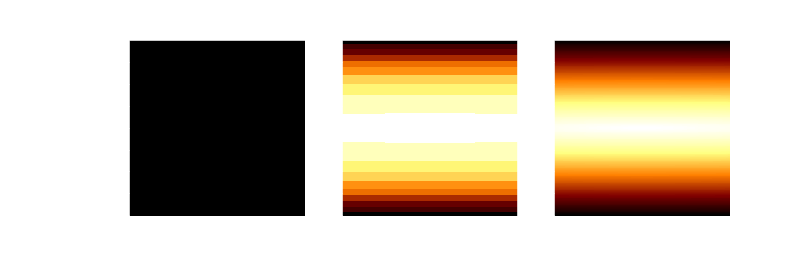
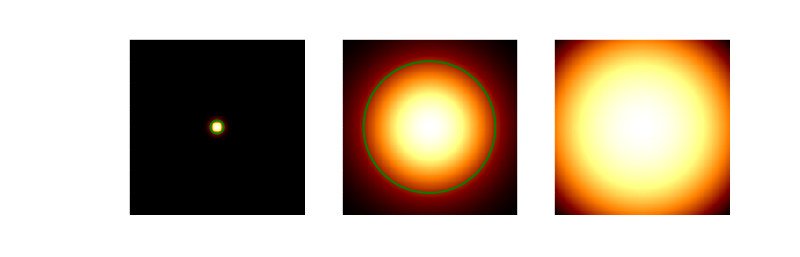
Before and after one commit to Tutanto/GammaCygni, a Jupyter notebook: gaussian.ipynb, the cells around one changed output. Cells and saved outputs as stored; diff of their text form; code cells hidden in the pictures.

Commit message:
added new spatial model in fitting notebook

```diff
--- a/gaussian.ipynb
+++ b/gaussian.ipynb
@@ -1,47 +1,40 @@
 # %%
-from astropy import units as u
+import numpy as np
+from astropy.coordinates import Angle
 import matplotlib.pyplot as plt
-from gammapy.maps import Map, WcsGeom
+from gammapy.maps import WcsGeom, Map
 from gammapy.modeling.models import (
-    GeneralizedGaussianSpatialModel,
+    GaussianSpatialModel,
     Models,
     PowerLawSpectralModel,
     SkyModel,
 )
+sigma_range = [.1, 1, 10]
+tags = [r"$\sigma=$"+str(sigma_range[0]), r"$\sigma=$"+str(sigma_range[1]), r"$\sigma=$"+str(sigma_range[2])]
+phi = Angle("0 deg")
 
-lon_0 = 20
-lat_0 = 0
-reval = 2
-dr = 0.02
 geom = WcsGeom.create(
-    skydir=(lon_0, lat_0),
-    binsz=dr,
-    width=(2 * reval, 2 * reval),
-    frame="galactic",
+    skydir=(2,2), frame="galactic", width=(4, 4), binsz=0.02
 )
 
-eta_range = [0.1, .5, .9]
-tags = [r"$\eta=$"+str(eta_range[0]), r"$\eta=$"+str(eta_range[1]), r"$\eta=$"+str(eta_range[2])]
-r_0 = 1e9
-e = .999
-phi = 90 * u.deg
+# illustrate size parameter
 fig, axes = plt.subplots(1, 3, figsize=(9, 6))
-for ax, eta, tag in zip(axes, eta_range, tags):
-    model = GeneralizedGaussianSpatialModel(
-        lon_0=lon_0 * u.deg,
-        lat_0=lat_0 * u.deg,
-        eta=eta,
-        r_0=r_0 * u.deg,
-        e=e,
+for ax, sigma, tag in zip(axes, sigma_range, tags):
+
+    model = GaussianSpatialModel(
+        lon_0="2 deg",
+        lat_0="2 deg",
+        sigma=f"{sigma} deg",
+        e=0.001,
         phi=phi,
         frame="galactic",
     )
     meval = model.evaluate_geom(geom)
     Map.from_geom(geom=geom, data=meval.value, unit=meval.unit).plot(ax=ax)
     pixreg = model.to_region().to_pixel(geom.wcs)
     pixreg.plot(ax=ax, edgecolor="g", facecolor="none", lw=2)
     ax.set_title(tag)
 
 plt.tight_layout()
 # %% [output]
-[figure, old version]
+[figure, new version]
```
Also changed, not shown: parts of 1 cell of this notebook, 3 other files.
